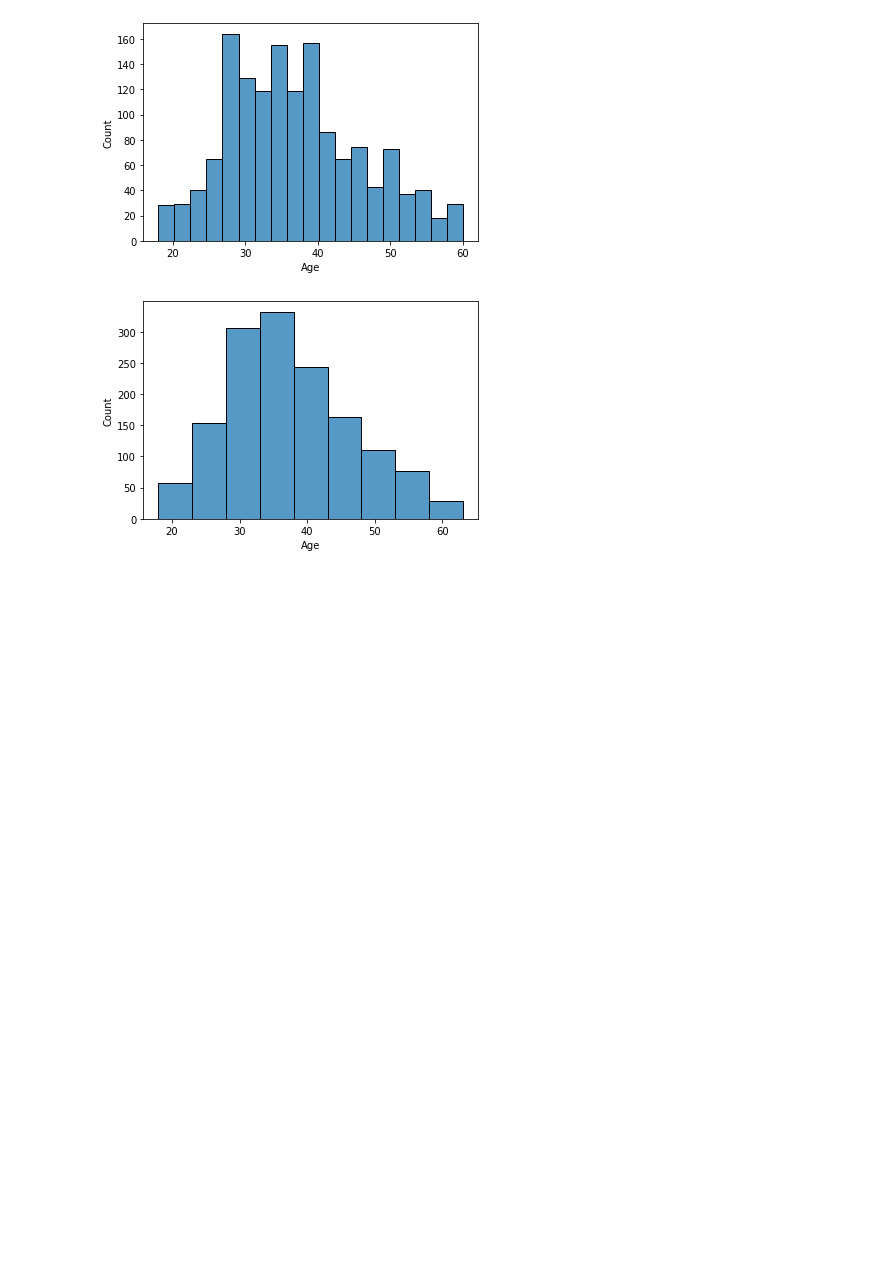
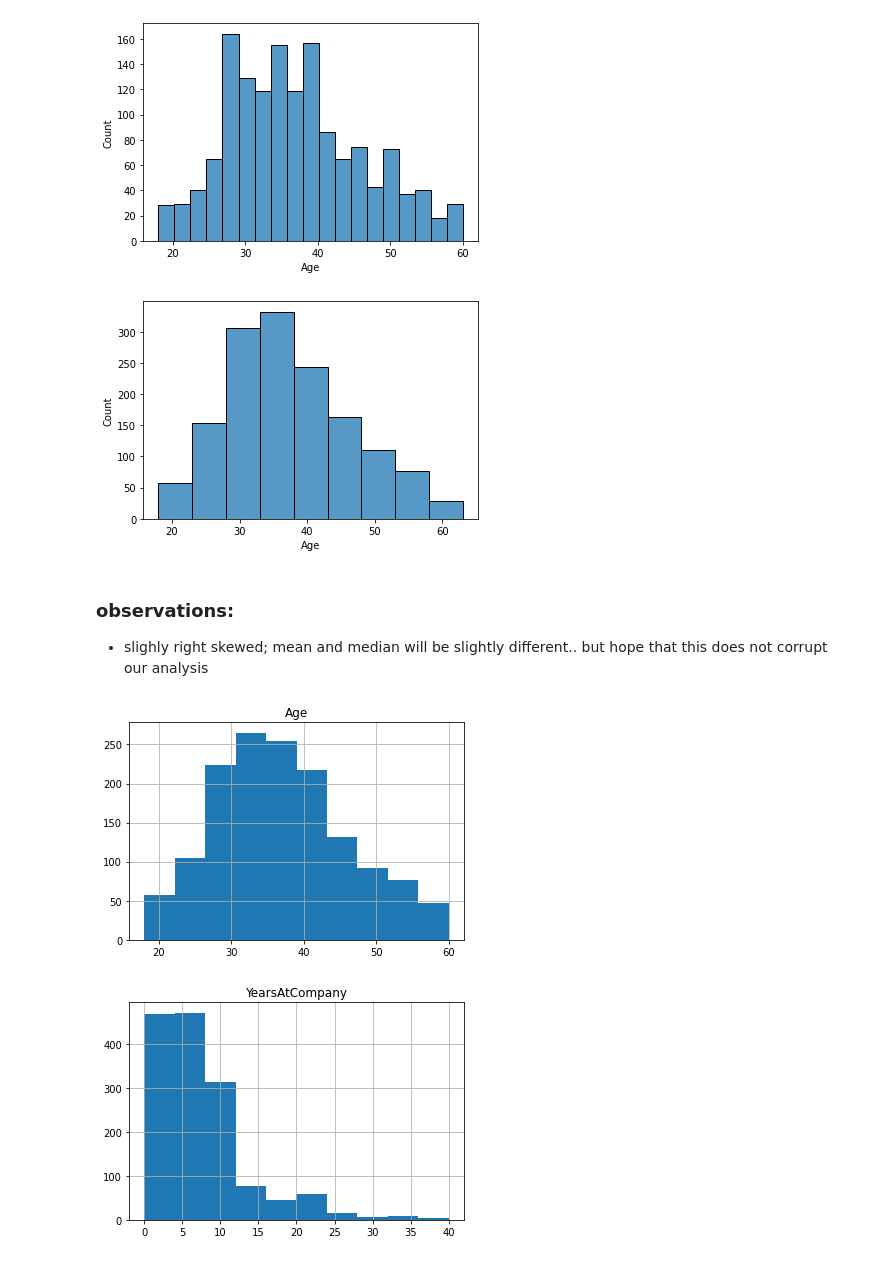
Before and after one commit to santokalayil/IBM_HR_Analytics_Employee_Attrition_and_Performance, a Jupyter notebook: IBM_HR_Analytics_Employee_Attrition_&_Performance.ipynb, the cells around one changed output. Drawn from its saved outputs; the diff is of its cells as text; code cells hidden in the pictures; blank space fills up the shorter version.

```diff
--- a/IBM_HR_Analytics_Employee_Attrition_&_Performance.ipynb
+++ b/IBM_HR_Analytics_Employee_Attrition_&_Performance.ipynb
@@ -253,0 +251,9 @@ sns.histplot(df[col], binwidth=5 ,binrange=(df[col].min(), df[col].max()));
+# %% [markdown]
+### observations:
+* slighly right skewed; mean and median will be slightly different.. but hope that this does not corrupt our analysis
+# %%
+df.hist(column='Age')
+df.hist(column='YearsAtCompany');
+# %% [output]
+[figure, added]
+[figure, added]
```
Also changed, not shown: parts of 2 cells of this notebook.
